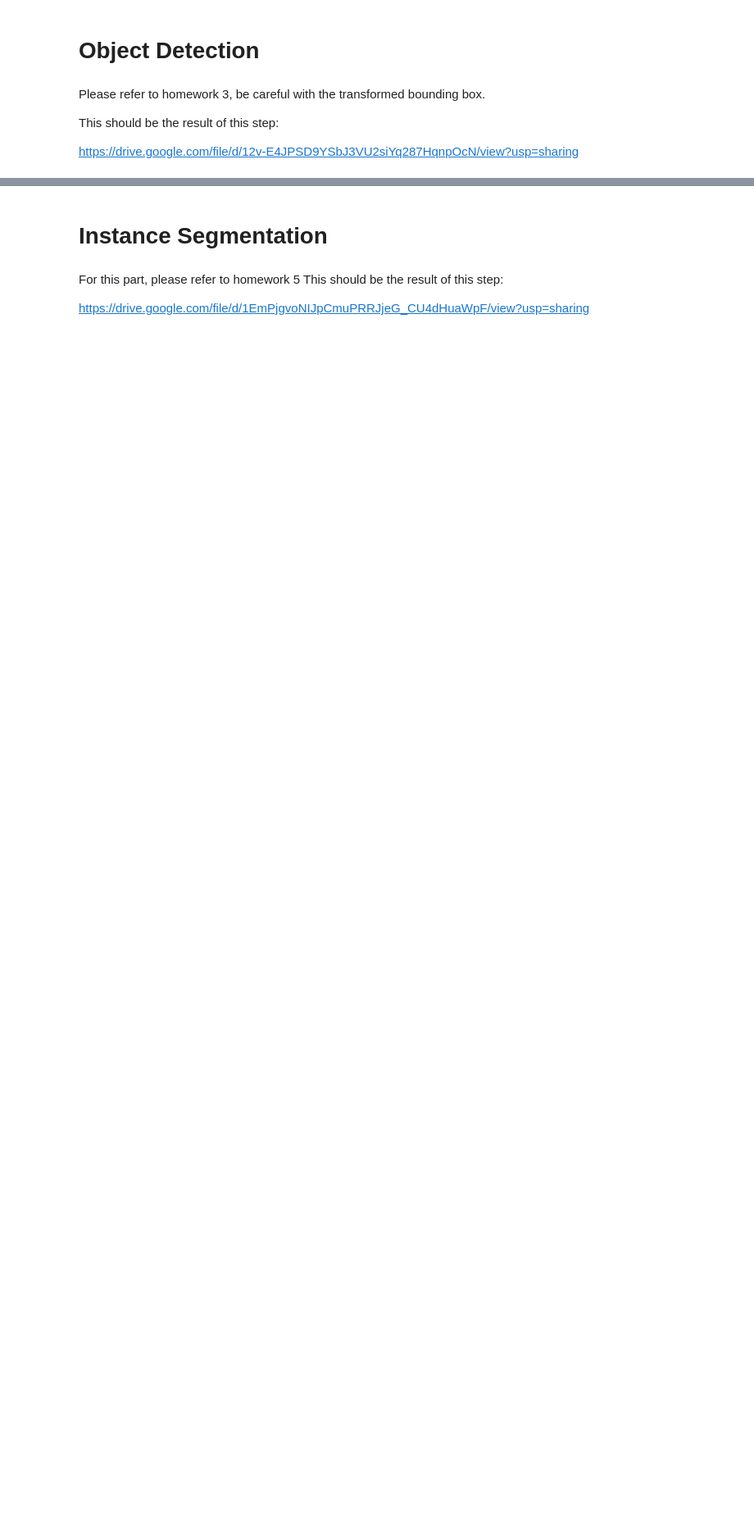
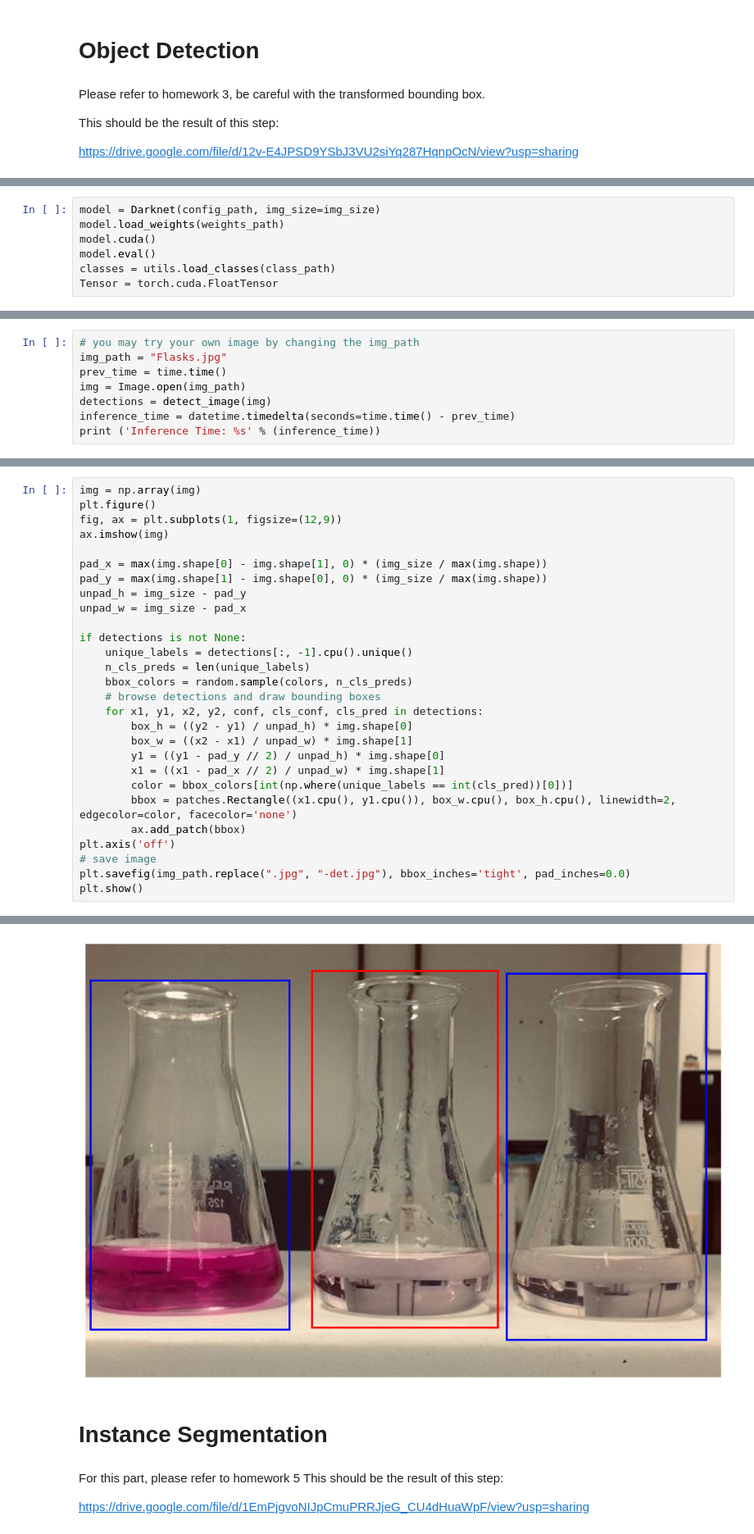
Before and after one commit to ryan-barry-99/Robot_Perception_HW6_Instance_Segmentation, a Jupyter notebook: CMPE789_FA23_HW6.ipynb, the cells around one changed output, grey strips where cells are left out. Shown at 82% size. Cells and saved outputs as stored; diff of their text form; blank space fills up the shorter version.

```diff
--- a/CMPE789_FA23_HW6.ipynb
+++ b/CMPE789_FA23_HW6.ipynb
@@ -109,0 +152,7 @@ https://drive.google.com/file/d/12v-E4JPSD9YSbJ3VU2siYq287HqnpOcN/view?usp=shari
+# %%
+model = Darknet(config_path, img_size=img_size)
+model.load_weights(weights_path)
+model.cuda()
+model.eval()
+classes = utils.load_classes(class_path)
+Tensor = torch.cuda.FloatTensor
@@ -109,0 +179,8 @@ https://drive.google.com/file/d/12v-E4JPSD9YSbJ3VU2siYq287HqnpOcN/view?usp=shari
+# %%
+# you may try your own image by changing the img_path
+img_path = "Flasks.jpg"
+prev_time = time.time()
+img = Image.open(img_path)
+detections = detect_image(img)
+inference_time = datetime.timedelta(seconds=time.time() - prev_time)
+print ('Inference Time: %s' % (inference_time))
@@ -109,0 +189,29 @@ https://drive.google.com/file/d/12v-E4JPSD9YSbJ3VU2siYq287HqnpOcN/view?usp=shari
+# %%
+img = np.array(img)
+plt.figure()
+fig, ax = plt.subplots(1, figsize=(12,9))
+ax.imshow(img)
+
+pad_x = max(img.shape[0] - img.shape[1], 0) * (img_size / max(img.shape))
+pad_y = max(img.shape[1] - img.shape[0], 0) * (img_size / max(img.shape))
+unpad_h = img_size - pad_y
+unpad_w = img_size - pad_x
+
+if detections is not None:
+    unique_labels = detections[:, -1].cpu().unique()
+    n_cls_preds = len(unique_labels)
+    bbox_colors = random.sample(colors, n_cls_preds)
+    # browse detections and draw bounding boxes
+    for x1, y1, x2, y2, conf, cls_conf, cls_pred in detections:
+        box_h = ((y2 - y1) / unpad_h) * img.shape[0]
+        box_w = ((x2 - x1) / unpad_w) * img.shape[1]
+        y1 = ((y1 - pad_y // 2) / unpad_h) * img.shape[0]
+        x1 = ((x1 - pad_x // 2) / unpad_w) * img.shape[1]
+        color = bbox_colors[int(np.where(unique_labels == int(cls_pred))[0])]
+        bbox = patches.Rectangle((x1.cpu(), y1.cpu()), box_w.cpu(), box_h.cpu(), linewidth=2, edgecolor=color, facecolor='none')
+        ax.add_patch(bbox)
+plt.axis('off')
+# save image
+plt.savefig(img_path.replace(".jpg", "-det.jpg"), bbox_inches='tight', pad_inches=0.0)
+plt.show()
+# %% [output]
@@ -110,3 +219,4 @@ https://drive.google.com/file/d/12v-E4JPSD9YSbJ3VU2siYq287HqnpOcN/view?usp=shari
+[figure, added]
 # %% [markdown]
 # Instance Segmentation
 # %% [markdown]
```
Also changed, not shown: parts of 13 cells of this notebook, 3 other files.
